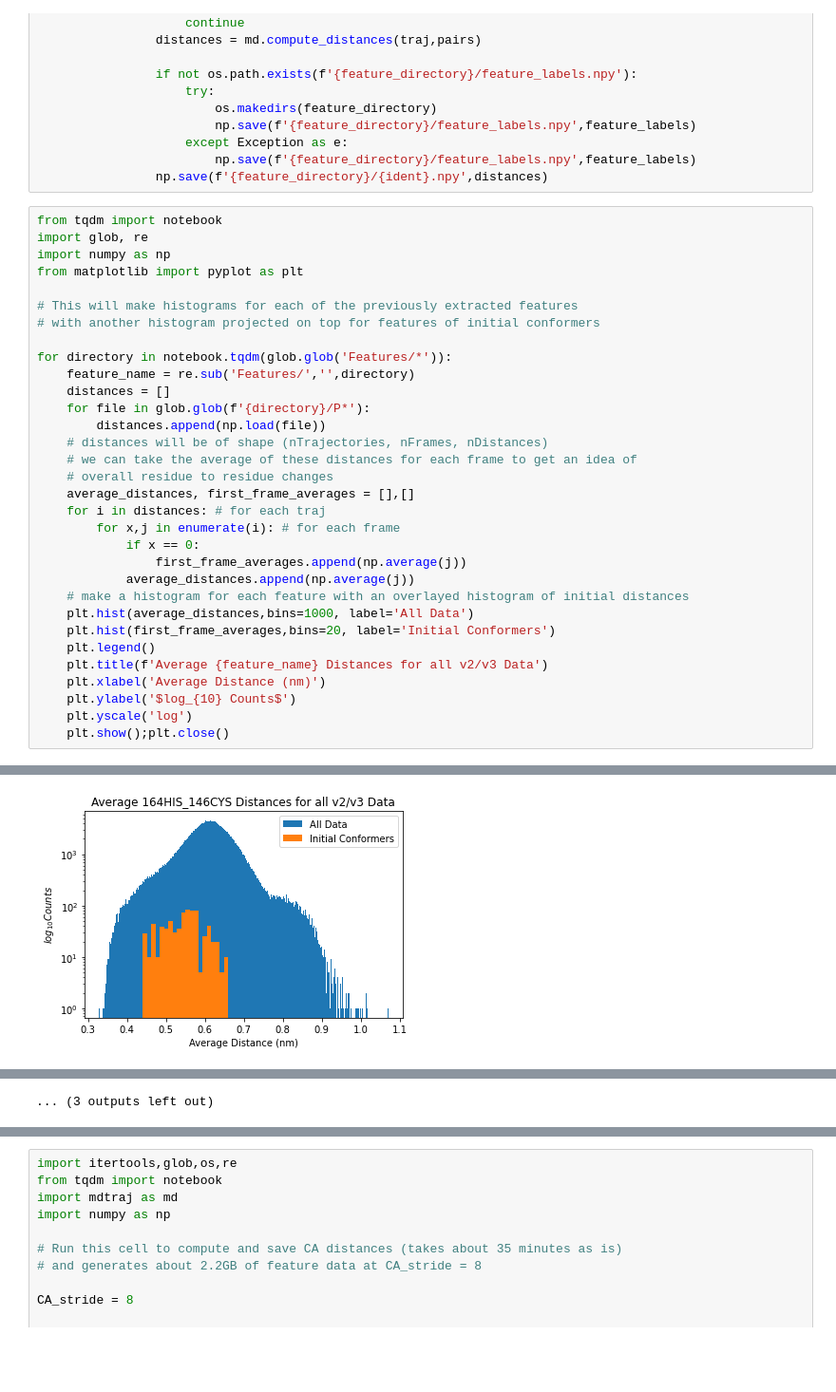
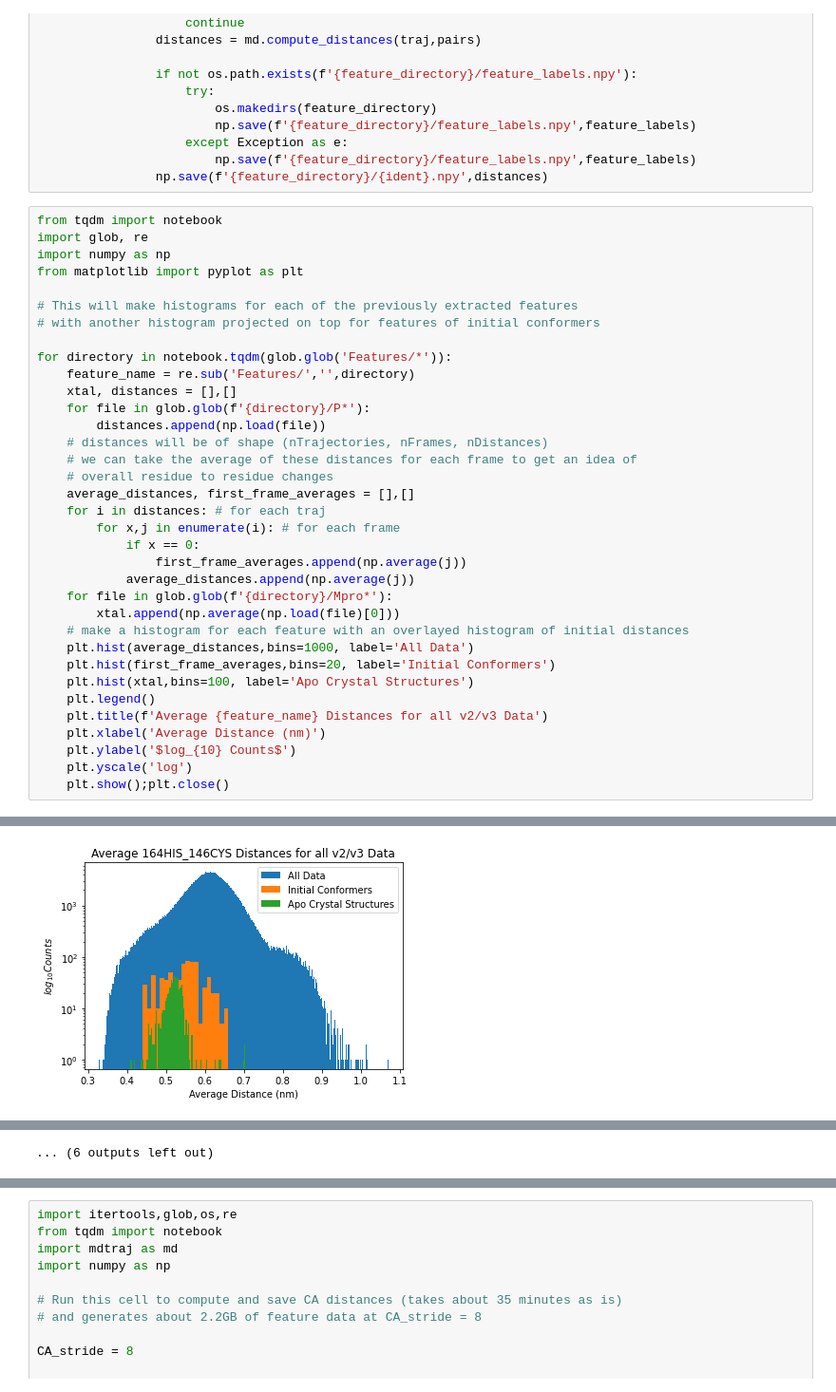
Before and after one commit to yabmtm/Mpro-ConfAnalysis, a Jupyter notebook: featurize_and_analyze.ipynb, the cells around one changed output, grey strips where cells are left out. Shown at 95% size. Drawn from its saved outputs; the diff is of its cells as text; blank space fills up the shorter version.

Commit message:
Updated Mpro notebook

```diff
--- a/featurize_and_analyze.ipynb
+++ b/featurize_and_analyze.ipynb
@@ -77,7 +143,7 @@ from matplotlib import pyplot as plt
 
 for directory in notebook.tqdm(glob.glob('Features/*')):
     feature_name = re.sub('Features/','',directory)
-    distances = []
+    xtal, distances = [],[]
     for file in glob.glob(f'{directory}/P*'):
         distances.append(np.load(file))
     # distances will be of shape (nTrajectories, nFrames, nDistances)
@@ -89,9 +155,12 @@ for directory in notebook.tqdm(glob.glob('Features/*')):
             if x == 0:
                 first_frame_averages.append(np.average(j))
             average_distances.append(np.average(j))
+    for file in glob.glob(f'{directory}/Mpro*'):
+        xtal.append(np.average(np.load(file)[0]))
     # make a histogram for each feature with an overlayed histogram of initial distances
     plt.hist(average_distances,bins=1000, label='All Data')
     plt.hist(first_frame_averages,bins=20, label='Initial Conformers')
+    plt.hist(xtal,bins=100, label='Apo Crystal Structures')
     plt.legend()
     plt.title(f'Average {feature_name} Distances for all v2/v3 Data')
     plt.xlabel('Average Distance (nm)')
@@ -111 +180 @@ for directory in notebook.tqdm(glob.glob('Features/*')):
-[figure, old version]
+[figure, new version]
@@ -114,4 +183,4 @@ for directory in notebook.tqdm(glob.glob('Features/*')):
-... (3 outputs left out)
+... (6 outputs left out)
 # %%
 from tqdm import notebook
 import glob, os, re
```
Also changed, not shown: parts of 11 cells of this notebook.
